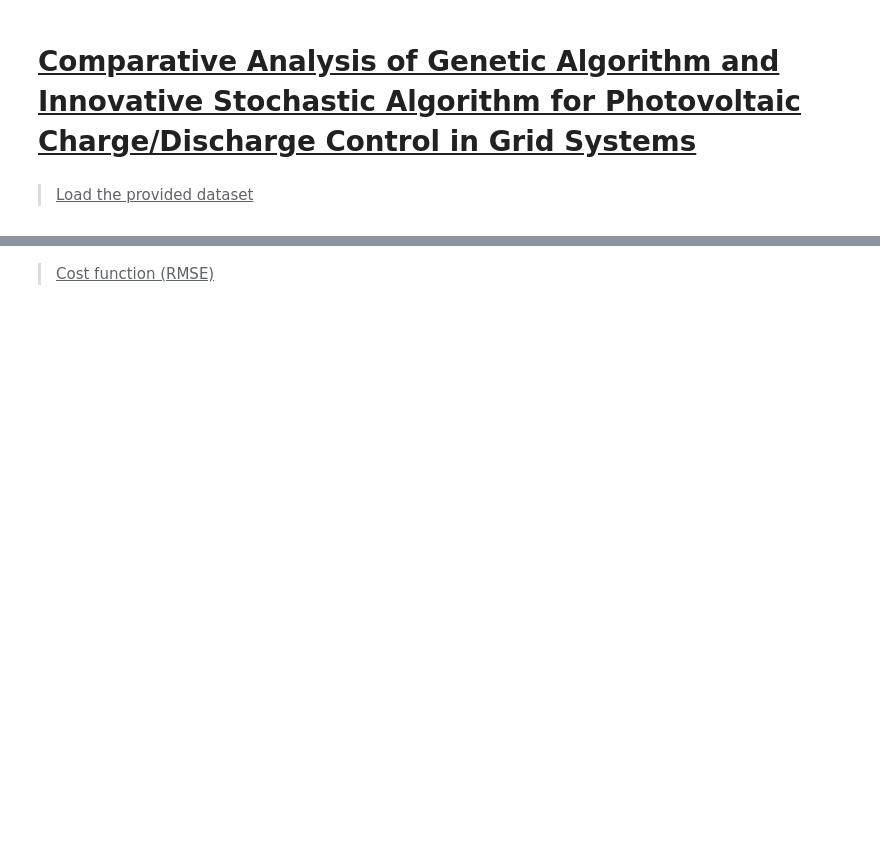
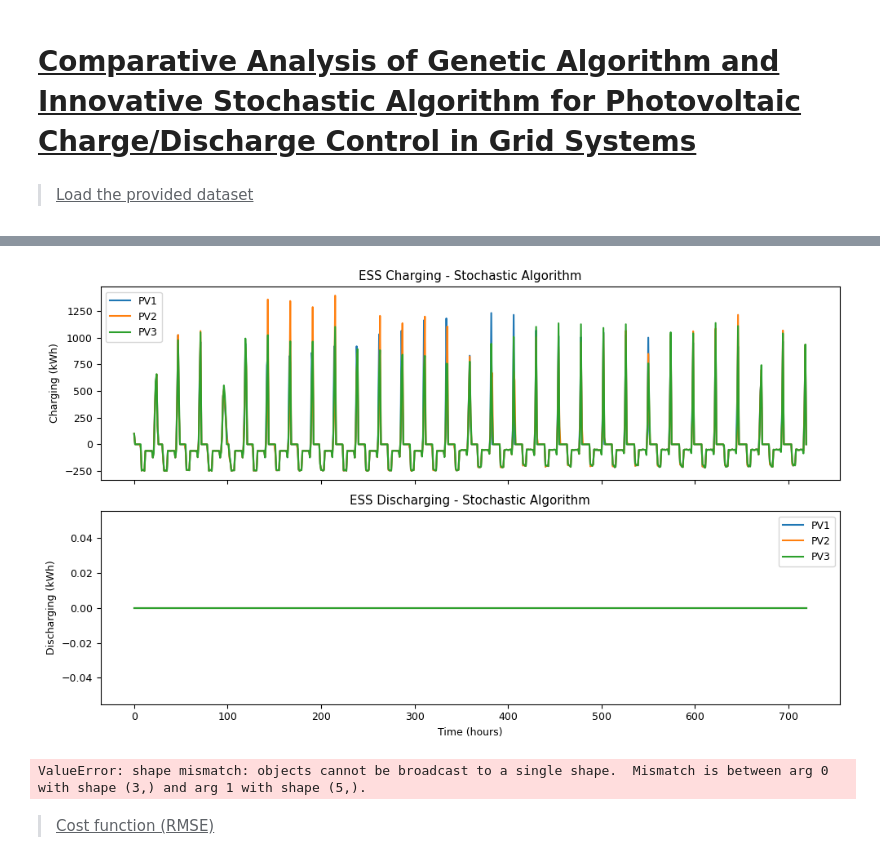
Before and after one commit to RBM-D-Xundullah/ENS-2Y-5P-Comparative-Analysis-of-GA-and-ISA-for-PV-Charge-Discharge-Control-in-Grid-Systems, a Jupyter notebook: sw_v1.1.ipynb, the cells around one changed output, grey strips where cells are left out. Cells and saved outputs as stored; diff of their text form; code cells hidden in the pictures; blank space fills up the shorter version.

```diff
--- a/sw_v1.1.ipynb
+++ b/sw_v1.1.ipynb
@@ -298,3 +420,14 @@ array([[ 3258.6,  3211. ,  3542.4, 10012. ,   123.6],
+# %%
+# Algorithm 2: Stochastic Algorithm
+charge_stoch, discharge_stoch = stochastic_algorithm(data, ess_capacity)
+visualize_charging_discharging(data, charge_stoch, discharge_stoch, 'Stochastic Algorithm')
+# %% [output]
+[figure, added]
+# %%
+# Comparison
+compare_algorithms(data, ess_capacity)
+# %% [output]
+ValueError: shape mismatch: objects cannot be broadcast to a single shape.  Mismatch is between arg 0 with shape (3,) and arg 1 with shape (5,).
 # %% [markdown]
 > <u>Cost function (RMSE)</u>
 # %%
```
Also changed, not shown: parts of 13 cells of this notebook, 6 other files.
